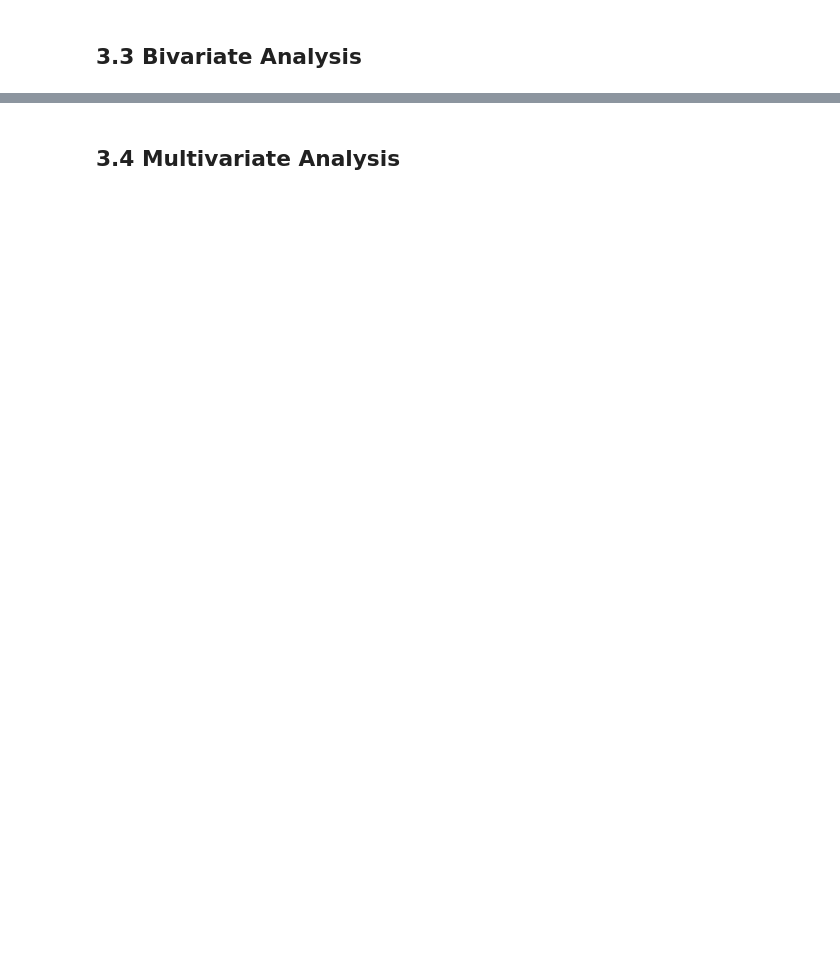
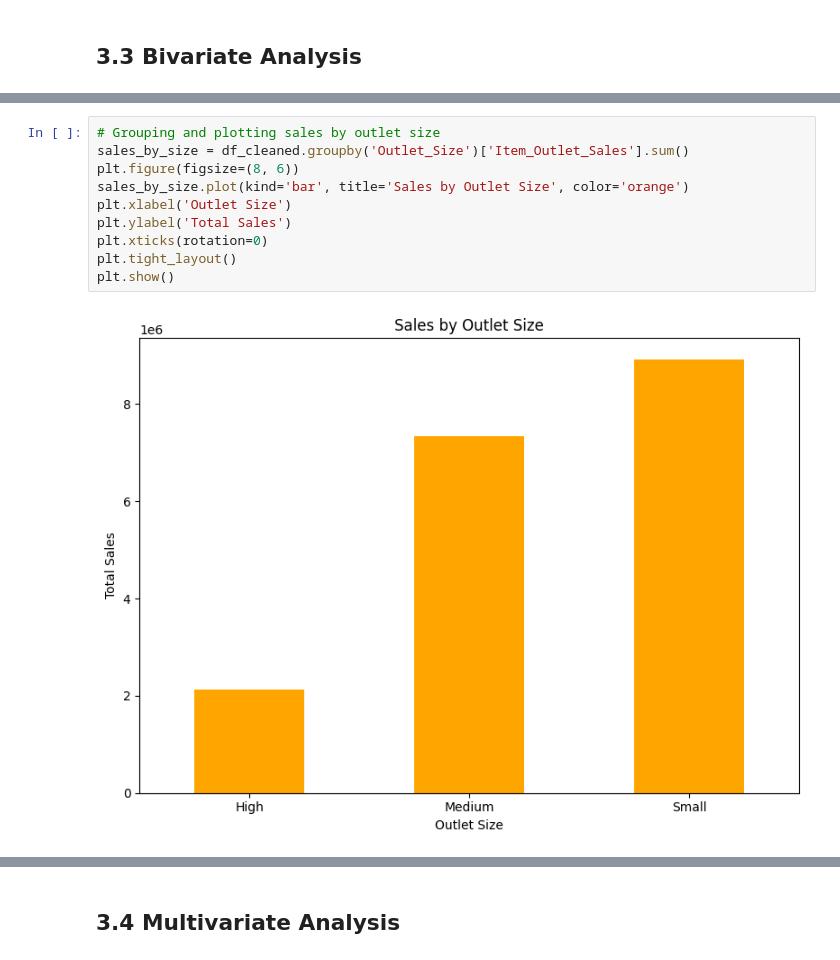
Before and after one commit to amalsalilan/GrocerGenius_AI_Based_Supermarket_Sales_Prediction_Infosys_Internship_Oct2024, a Jupyter notebook: mastertrain.ipynb, the cells around one changed output, grey strips where cells are left out. Drawn from its saved outputs; the diff is of its cells as text; blank space fills up the shorter version.

```diff
--- a/mastertrain.ipynb
+++ b/mastertrain.ipynb
@@ -398,0 +386,12 @@ for col in categorical_cols:
+# %%
+# Grouping and plotting sales by outlet size
+sales_by_size = df_cleaned.groupby('Outlet_Size')['Item_Outlet_Sales'].sum()
+plt.figure(figsize=(8, 6))
+sales_by_size.plot(kind='bar', title='Sales by Outlet Size', color='orange')
+plt.xlabel('Outlet Size')
+plt.ylabel('Total Sales')
+plt.xticks(rotation=0)
+plt.tight_layout()
+plt.show()
+# %% [output]
+[figure, added]
```
Also changed, not shown: parts of 15 cells of this notebook.
